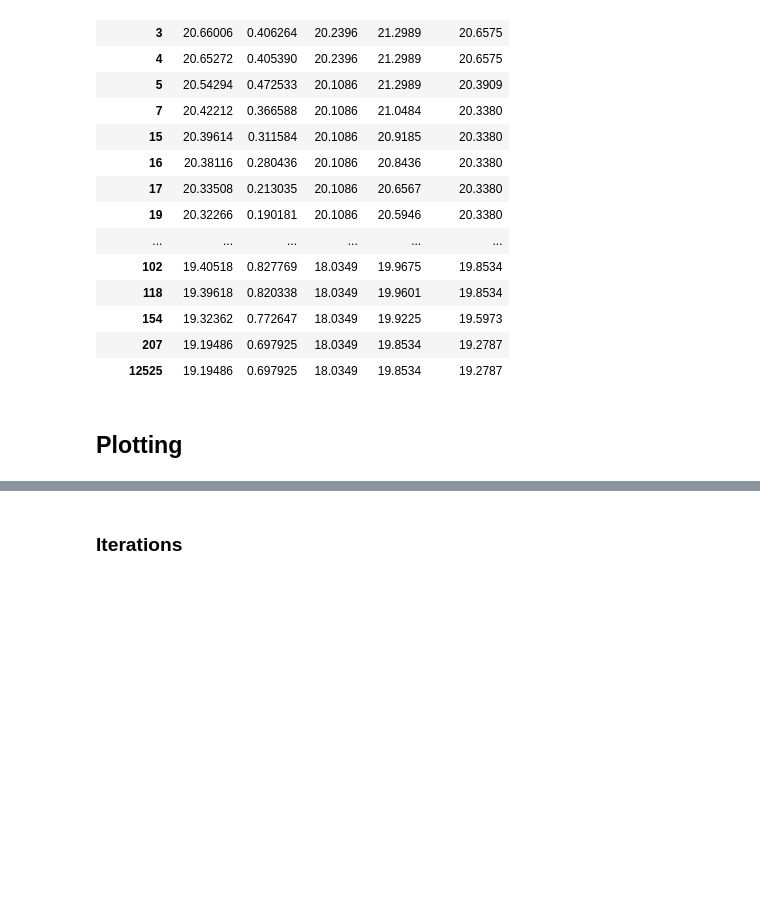
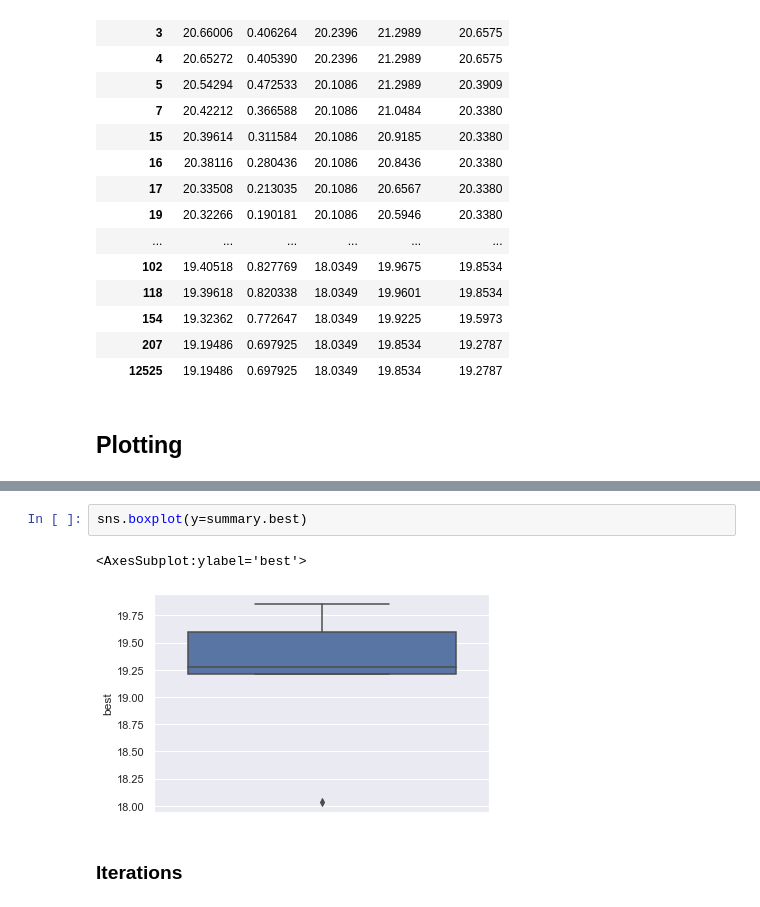
Before and after one commit to mahf-opt/mahf, a Jupyter notebook: evaluation/basicEval.ipynb, the cells around one changed output, grey strips where cells are left out. Saved outputs shown, nothing was run; the diff lists cells and outputs as text; blank space fills up the shorter version.

```diff
--- a/evaluation/basicEval.ipynb
+++ b/evaluation/basicEval.ipynb
@@ -83,3 +90,8 @@ stats_eval
+# %%
+sns.boxplot(y=summary.best)
+# %% [output]
+<AxesSubplot:ylabel='best'>
+[figure, added]
 # %% [markdown]
 ### Iterations
 # %%
```
Also changed, not shown: parts of 4 cells of this notebook.
